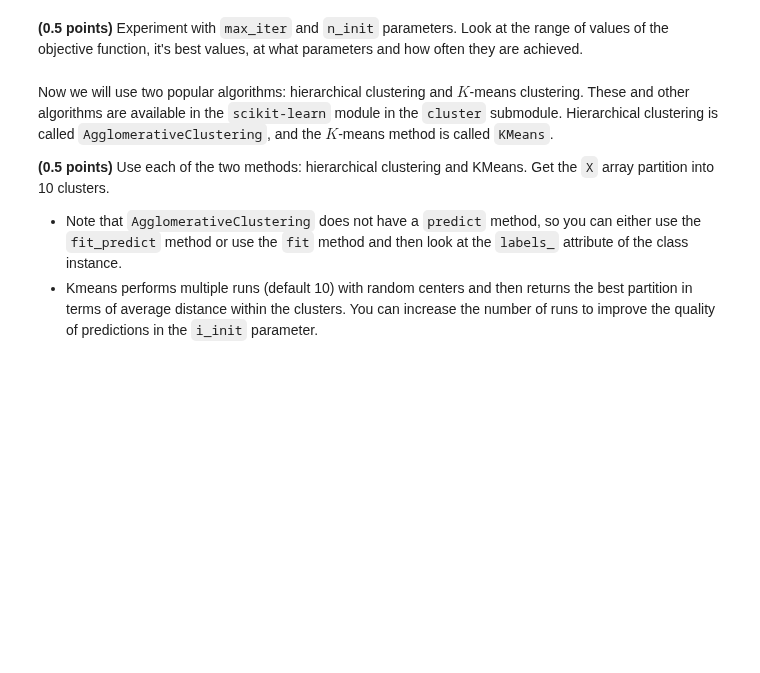
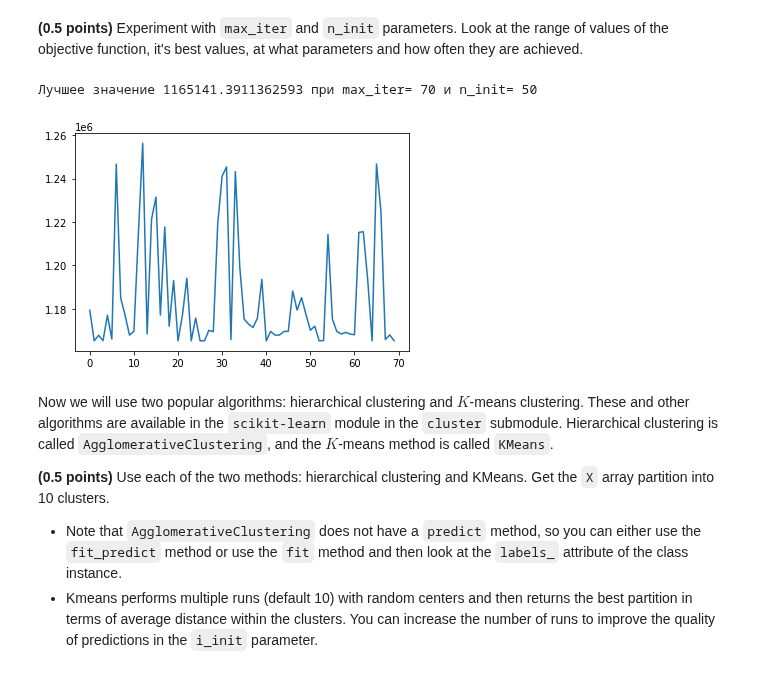
Before and after one commit to githubjeka/ml-intro, a Jupyter notebook: clustering.ipynb, the cells around one changed output. Cells and saved outputs as stored; diff of their text form; code cells hidden in the pictures; blank space fills up the shorter version.

```diff
--- a/clustering.ipynb
+++ b/clustering.ipynb
@@ -118,5 +181,21 @@ assert custor_kmeans_labels.shape == (1797,)
 # %% [markdown]
 **(0.5 points)** Experiment with `max_iter` and `n_init` parameters. Look at the range of values of the objective function, it's best values, at what parameters and how often they are achieved.
+# %%
+max_iters_values = range(30, 100, 1)
+n_init_values = range(10, 80, 1)
+scores = []
+for max_iter, n_init in zip(max_iters_values, n_init_values):
+    customKmeans = CustomKMeans(n_clusters=10, max_iter=max_iter, n_init=n_init)
+    customKmeans.fit(X)
+    scores.append(customKmeans.score(X))
+
+plt.plot(scores)
+print('Лучшее значение', np.min(scores), 'при max_iter=', max_iters_values[np.argmin(scores)], 'и n_init=',
+      n_init_values[np.argmin(scores)])
+plt.show()
+# %% [output]
+Лучшее значение 1165141.3911362593 при max_iter= 70 и n_init= 50
+[figure, added]
 # %% [markdown]
 Now we will use two popular algorithms: hierarchical clustering and $K$-means clustering. These and other algorithms are available in the `scikit-learn` module in the `cluster` submodule. Hierarchical clustering is called `AgglomerativeClustering`, and the $K$-means method is called `KMeans`.
 
```
Also changed, not shown: parts of 27 cells of this notebook.
